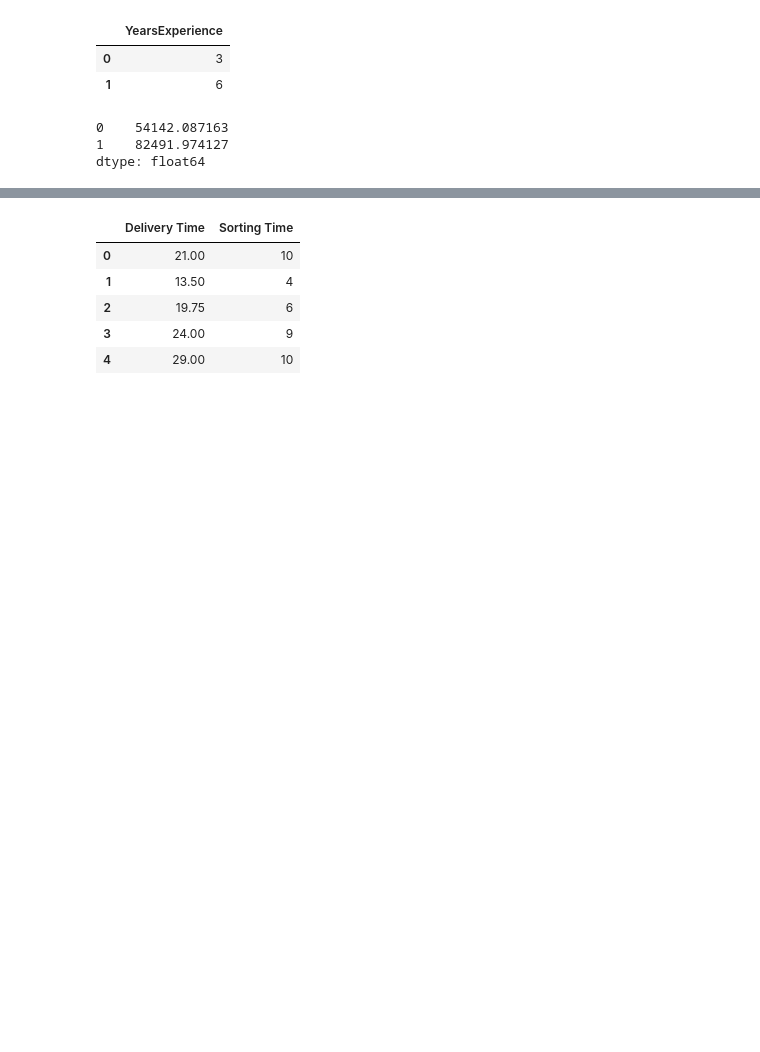
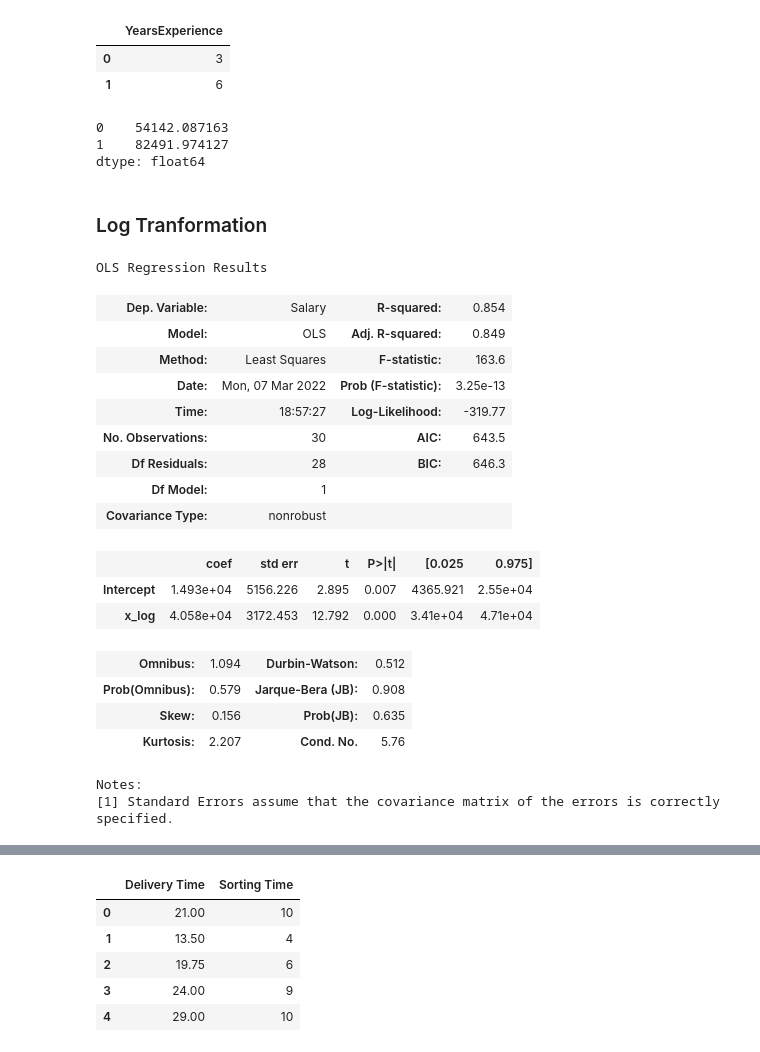
Before and after one commit to Vaibhavi1402/Simple-Linear-Regression, a Jupyter notebook: Simple Linear Regression.ipynb, the cells around one changed output, grey strips where cells are left out. Saved outputs shown, nothing was run; the diff lists cells and outputs as text; code cells hidden in the pictures; blank space fills up the shorter version.

```diff
--- a/Simple Linear Regression.ipynb
+++ b/Simple Linear Regression.ipynb
@@ -137,3 +159,5 @@ model.predict(data_pred)
 0    54142.087163
 1    82491.974127
 dtype: float64
+# %% [markdown]
+### Log Tranformation
@@ -139,0 +167,24 @@ dtype: float64
+# %%
+model = smf.ols("Salary~x_log", data=salary).fit()
+# %%
+model.summary()
+# %% [output]
+OLS Regression Results
+| Dep. Variable: | Salary | R-squared: | 0.854 |
+| Model: | OLS | Adj. R-squared: | 0.849 |
+| Method: | Least Squares | F-statistic: | 163.6 |
+| Date: | Mon, 07 Mar 2022 | Prob (F-statistic): | 3.25e-13 |
+| Time: | 18:57:27 | Log-Likelihood: | -319.77 |
+| No. Observations: | 30 | AIC: | 643.5 |
+| Df Residuals: | 28 | BIC: | 646.3 |
+| Df Model: | 1 |  |  |
+| Covariance Type: | nonrobust |  |  |
+|  | coef | std err | t | P>|t| | [0.025 | 0.975] |
+| Intercept | 1.493e+04 | 5156.226 | 2.895 | 0.007 | 4365.921 | 2.55e+04 |
+| x_log | 4.058e+04 | 3172.453 | 12.792 | 0.000 | 3.41e+04 | 4.71e+04 |
+| Omnibus: | 1.094 | Durbin-Watson: | 0.512 |
+| Prob(Omnibus): | 0.579 | Jarque-Bera (JB): | 0.908 |
+| Skew: | 0.156 | Prob(JB): | 0.635 |
+| Kurtosis: | 2.207 | Cond. No. | 5.76 |
+Notes:
+[1] Standard Errors assume that the covariance matrix of the errors is correctly specified.
```
Also changed, not shown: parts of 41 cells of this notebook.
